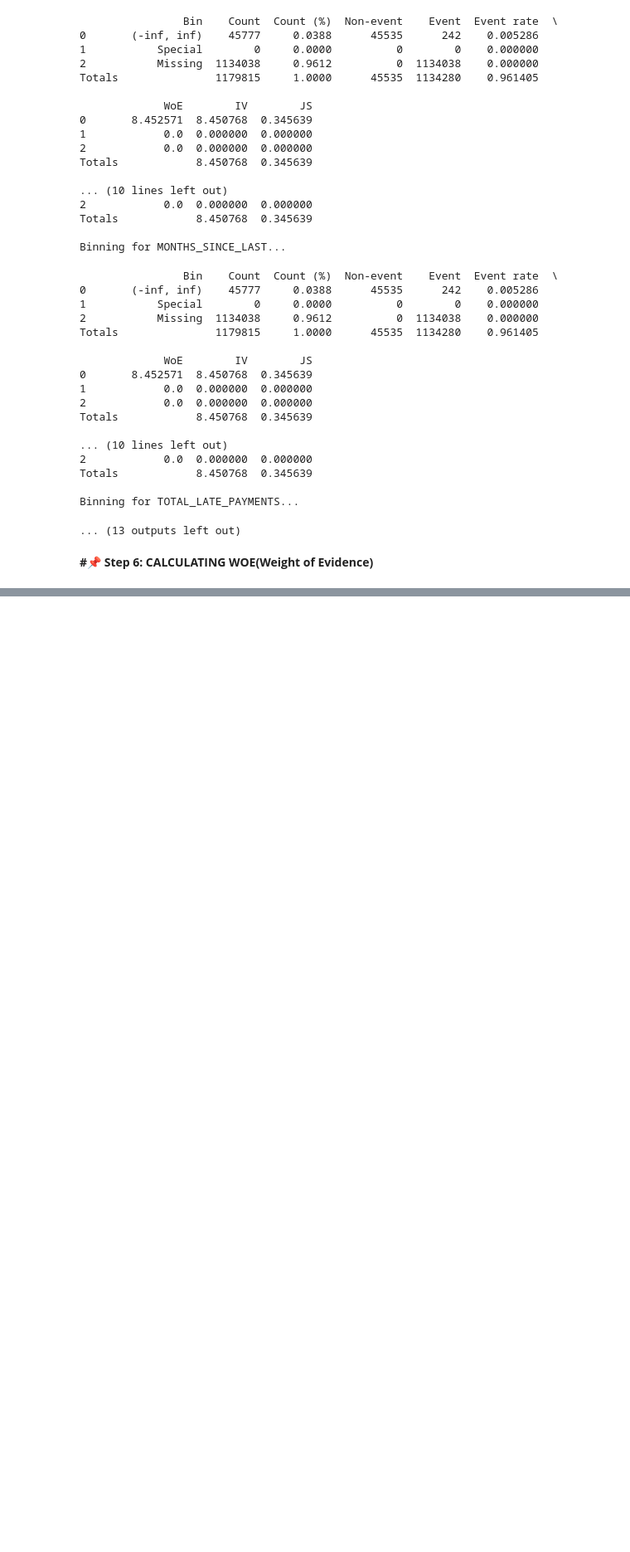
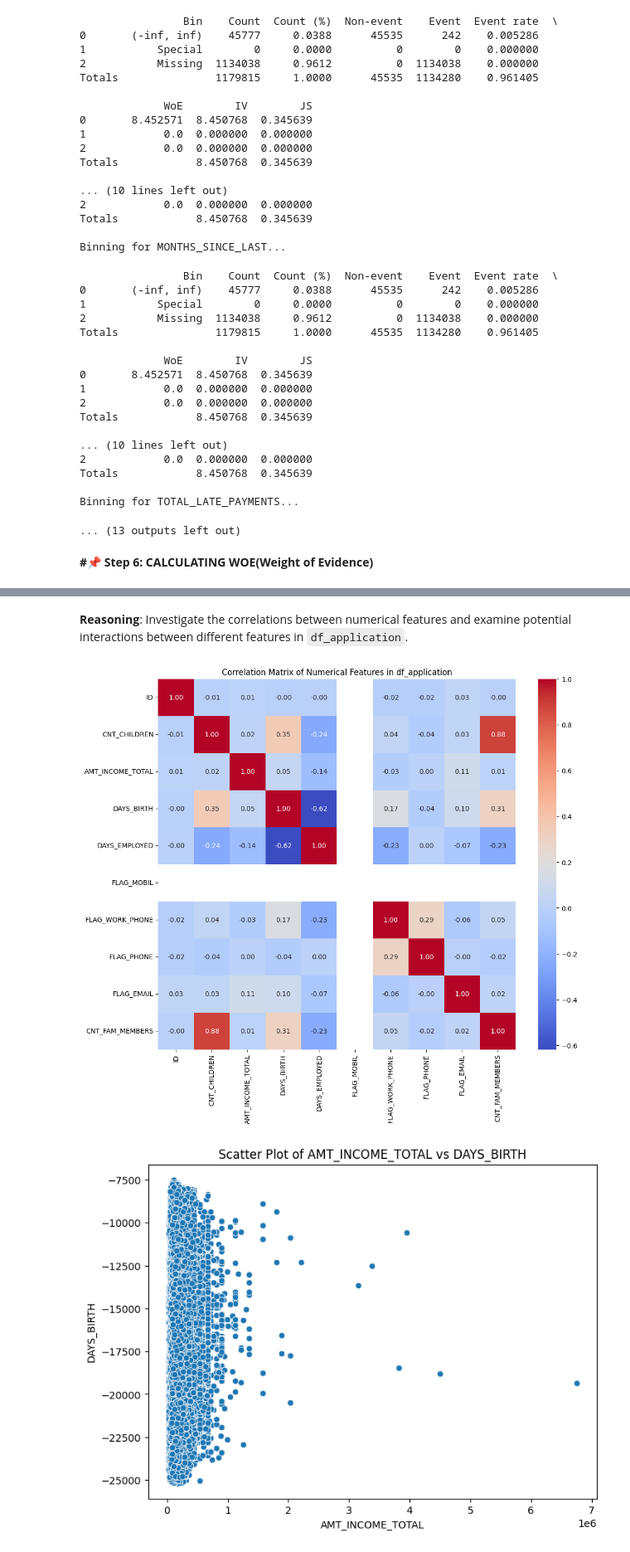
Before and after one commit to mabhipsa12/Scorecard-Project, a Jupyter notebook: scorecard_project.ipynb, the cells around one changed output, grey strips where cells are left out. Shown at 83% size. Saved outputs shown, nothing was run; the diff lists cells and outputs as text; code cells hidden in the pictures; blank space fills up the shorter version.

```diff
--- a/scorecard_project.ipynb
+++ b/scorecard_project.ipynb
@@ -723,0 +897,31 @@ plt.show()
+# %% [markdown]
+**Reasoning**:
+Investigate the correlations between numerical features and examine potential interactions between different features in `df_application`.
+# %%
+import pandas as pd
+import matplotlib.pyplot as plt
+import seaborn as sns
+
+# Calculate the correlation matrix for numerical features in df_application
+numerical_features = df_application.select_dtypes(include=['number'])
+correlation_matrix = numerical_features.corr()
+
+# Visualize the correlation matrix using a heatmap
+plt.figure(figsize=(12, 10))
+sns.heatmap(correlation_matrix, annot=True, cmap='coolwarm', fmt=".2f")
+plt.title('Correlation Matrix of Numerical Features in df_application')
+plt.show()
+
+# Investigate potential interactions between different features using scatter plots
+# For example, let's examine the relationship between AMT_INCOME_TOTAL and DAYS_BIRTH
+plt.figure(figsize=(8, 6))
+sns.scatterplot(x='AMT_INCOME_TOTAL', y='DAYS_BIRTH', data=df_application)
+plt.title('Scatter Plot of AMT_INCOME_TOTAL vs DAYS_BIRTH')
+plt.show()
+
+# You can explore other feature interactions using similar scatter plots
+# For example, you can examine the relationship between AMT_INCOME_TOTAL and CNT_CHILDREN
+# Or the relationship between DAYS_BIRTH and DAYS_EMPLOYED
+# %% [output]
+[figure, added]
+[figure, added]
```
Also changed, not shown: parts of 60 cells of this notebook.
